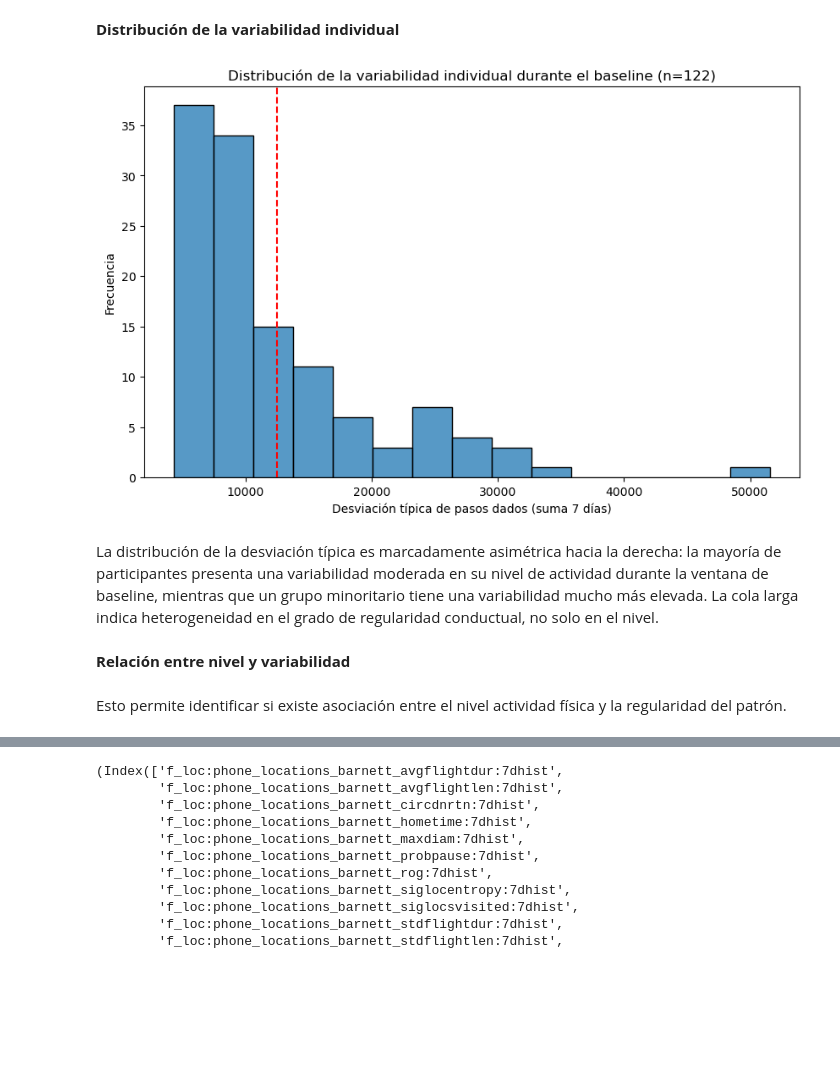
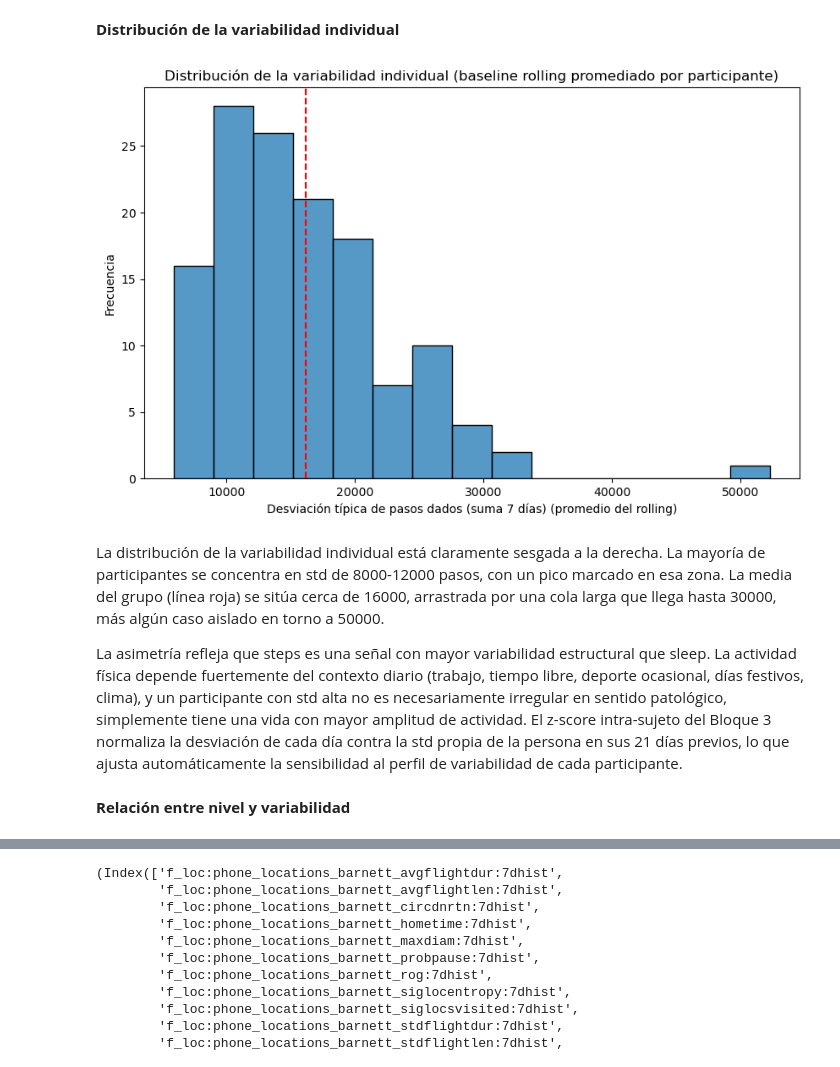
Before and after one commit to alejandrobarriel/globem, a Jupyter notebook: notebooks/globem.ipynb, the cells around one changed output, grey strips where cells are left out. Cells and saved outputs as stored; diff of their text form; code cells hidden in the pictures; blank space fills up the shorter version.

Commit message:
Update Baseline Globem (Rolling)

```diff
--- a/notebooks/globem.ipynb
+++ b/notebooks/globem.ipynb
@@ -1066,3 +806,0 @@ Extraemos del timedelta solo la parte de días con `.dt.days`.
-# %%
-df_steps["day"] = df_steps["day"].dt.days
-df_steps["day"]
@@ -1212,0 +826,3 @@ La distribución muestra heterogeneidad considerable entre participantes en su n
+# %%
+df_steps["day"] = (df_steps["date"] - df_steps["start_date"]).dt.days
+df_steps["day"].head(10)
@@ -1212,0 +851,10 @@ La distribución muestra heterogeneidad considerable entre participantes en su n
+# %%
+df_steps = df_steps.sort_values(["pid", "day"]).reset_index(drop=True)
+
+baseline_steps = (
+    df_steps
+    .groupby("pid")[col_steps]
+    .apply(lambda s: s.shift(7).rolling(window=21, min_periods=15).agg(["mean", "std"]))
+)
+
+baseline_steps.head(40)
@@ -1212,0 +886,3 @@ La distribución muestra heterogeneidad considerable entre participantes en su n
+# %%
+baseline_steps_resumen = baseline_steps.groupby("pid").mean()
+baseline_steps_resumen
@@ -1214,19 +921,19 @@ La distribución muestra heterogeneidad considerable entre participantes en su n
 **Distribución de la variabilidad individual**
 # %%
 plt.figure(figsize=(10, 6))
-sns.histplot(baseline_steps, x="std")
-plt.axvline(baseline_steps["std"].mean(), color="red", linestyle="--")
-plt.title("Distribución de la variabilidad individual durante el baseline (n=122)")
-plt.xlabel("Desviación típica de pasos dados (suma 7 días)")
+sns.histplot(baseline_steps_resumen, x="std")
+plt.axvline(baseline_steps_resumen["std"].mean(), color="red", linestyle="--")
+plt.title("Distribución de la variabilidad individual (baseline rolling promediado por participante)")
+plt.xlabel("Desviación típica de pasos dados (suma 7 días) (promedio del rolling)")
 plt.ylabel("Frecuencia")
 plt.show()
 # %% [output]
-[figure, old version]
+[figure, new version]
-# %% [markdown]
-La distribución de la desviación típica es marcadamente asimétrica hacia la derecha: la mayoría de participantes presenta una variabilidad moderada en su nivel de actividad durante la ventana de baseline, mientras que un grupo minoritario tiene una variabilidad mucho más elevada. La cola larga indica heterogeneidad en el grado de regularidad conductual, no solo en el nivel.
+# %% [markdown]
+La distribución de la variabilidad individual está claramente sesgada a la derecha. La mayoría de participantes se concentra en std de 8000-12000 pasos, con un pico marcado en esa zona. La media del grupo (línea roja) se sitúa cerca de 16000, arrastrada por una cola larga que llega hasta 30000, más algún caso aislado en torno a 50000.
+
+La asimetría refleja que steps es una señal con mayor variabilidad estructural que sleep. La actividad física depende fuertemente del contexto diario (trabajo, tiempo libre, deporte ocasional, días festivos, clima), y un participante con std alta no es necesariamente irregular en sentido patológico, simplemente tiene una vida con mayor amplitud de actividad. El z-score intra-sujeto del Bloque 3 normaliza la desviación de cada día contra la std propia de la persona en sus 21 días previos, lo que ajusta automáticamente la sensibilidad al perfil de variabilidad de cada participante.
 # %% [markdown]
 **Relación entre nivel y variabilidad**
-# %% [markdown]
-Esto permite identificar si existe asociación entre el nivel actividad física y la regularidad del patrón.
 # %%
 plt.figure(figsize=(10, 6))
```
Also changed, not shown: parts of 287 cells of this notebook, 1 other file.
